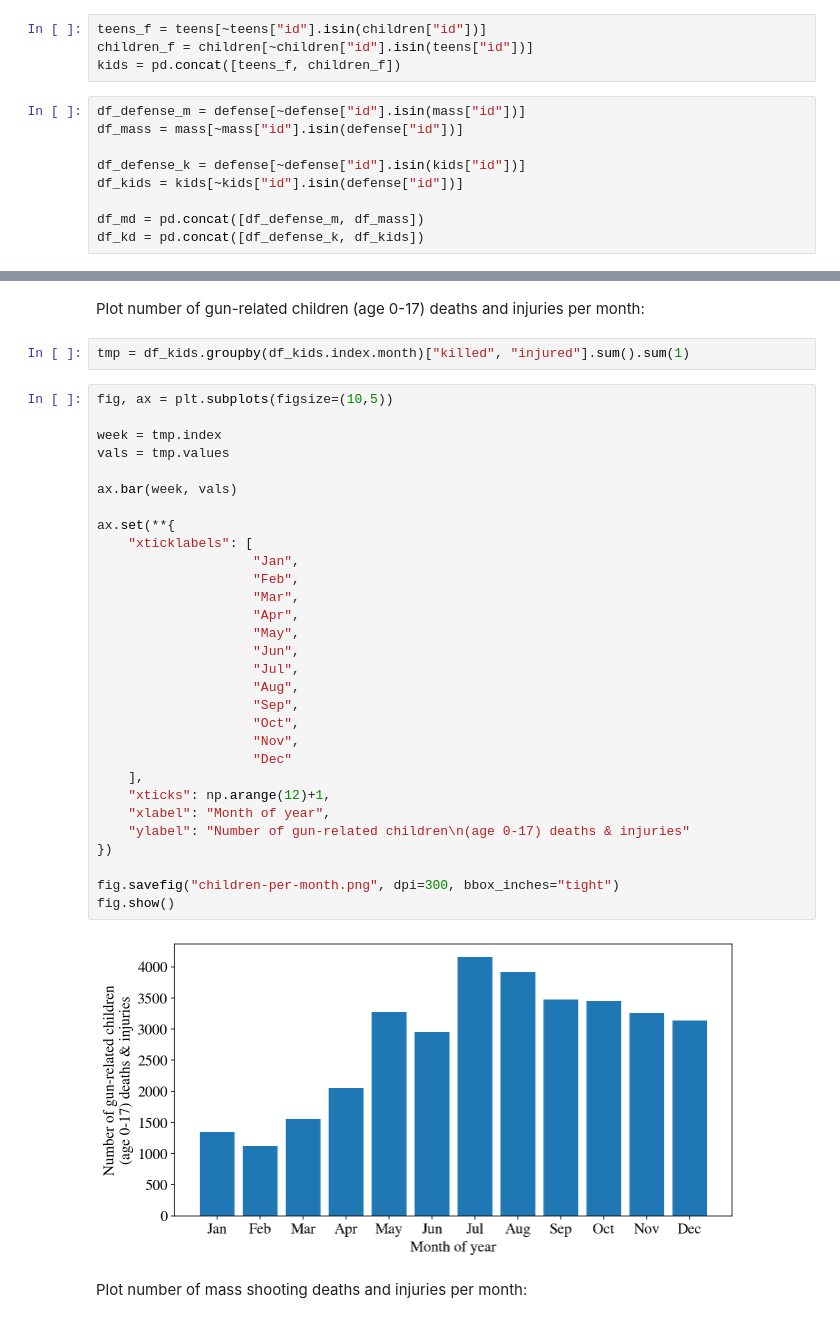
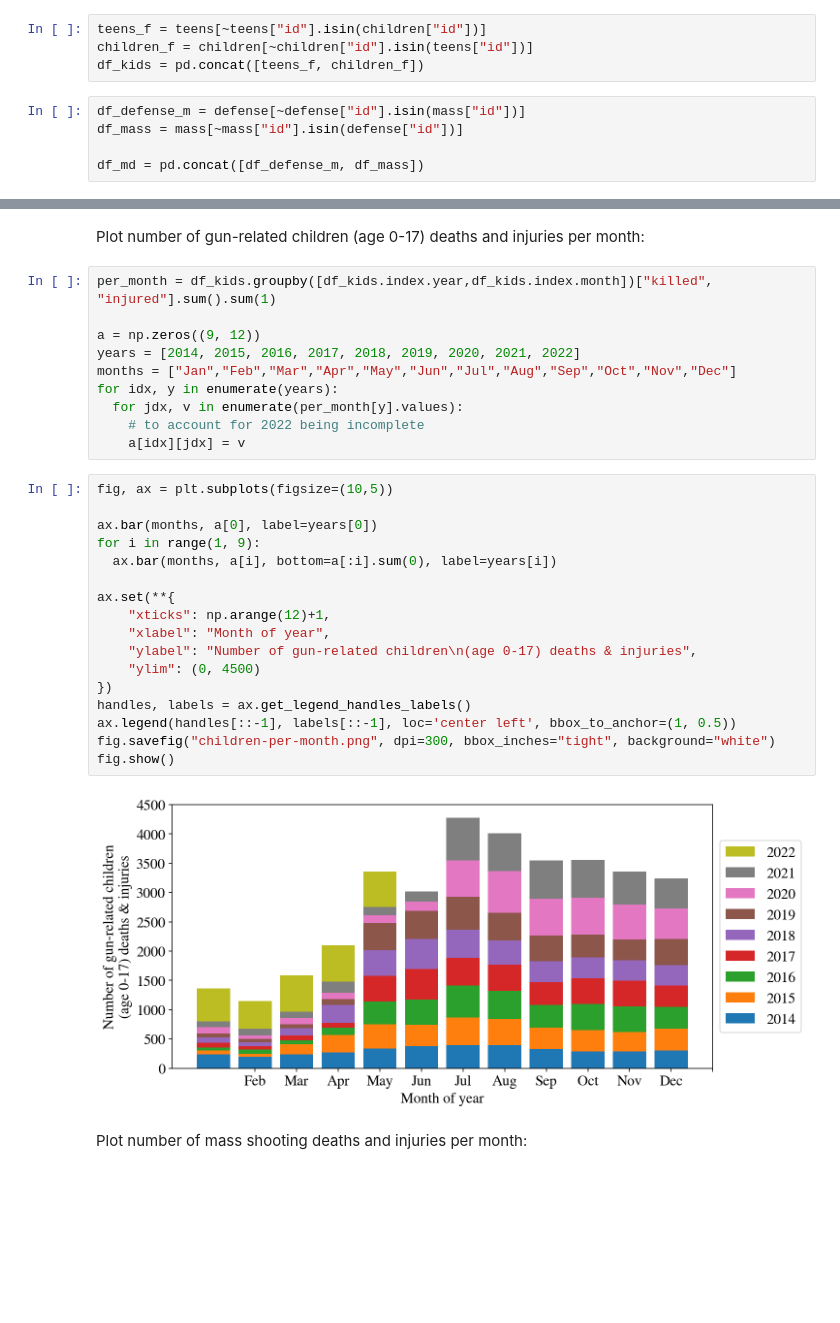
Before and after one commit to lauraluebbert/US_gun_violence, a Jupyter notebook: gun_violence_analysis.ipynb, the cells around one changed output, grey strips where cells are left out. Cells and saved outputs as stored; diff of their text form; blank space fills up the shorter version.

```diff
--- a/gun_violence_analysis.ipynb
+++ b/gun_violence_analysis.ipynb
@@ -38,16 +37,12 @@ children = df.query("category=='children'")
 # %%
 teens_f = teens[~teens["id"].isin(children["id"])]
 children_f = children[~children["id"].isin(teens["id"])]
-kids = pd.concat([teens_f, children_f])
+df_kids = pd.concat([teens_f, children_f])
 # %%
 df_defense_m = defense[~defense["id"].isin(mass["id"])]
 df_mass = mass[~mass["id"].isin(defense["id"])]
 
-df_defense_k = defense[~defense["id"].isin(kids["id"])]
-df_kids = kids[~kids["id"].isin(defense["id"])]
-
 df_md = pd.concat([df_defense_m, df_mass])
-df_kd = pd.concat([df_defense_k, df_kids])
 # %%
 df_defense_m.index = df_defense_m["date"]
 df_mass.index = df_mass["date"]
@@ -136,38 +127,33 @@ fig.show()
 # %% [markdown]
 Plot number of gun-related children (age 0-17) deaths and injuries per month:
-# %%
-tmp = df_kids.groupby(df_kids.index.month)["killed", "injured"].sum().sum(1)
+# %%
+per_month = df_kids.groupby([df_kids.index.year,df_kids.index.month])["killed", "injured"].sum().sum(1)
+
+a = np.zeros((9, 12))
+years = [2014, 2015, 2016, 2017, 2018, 2019, 2020, 2021, 2022]
+months = ["Jan","Feb","Mar","Apr","May","Jun","Jul","Aug","Sep","Oct","Nov","Dec"]
+for idx, y in enumerate(years):
+  for jdx, v in enumerate(per_month[y].values):
+    # to account for 2022 being incomplete
+    a[idx][jdx] = v
 # %%
 fig, ax = plt.subplots(figsize=(10,5))
 
-week = tmp.index
-vals = tmp.values
-
-ax.bar(week, vals)
+ax.bar(months, a[0], label=years[0])
+for i in range(1, 9):
+  ax.bar(months, a[i], bottom=a[:i].sum(0), label=years[i])
 
 ax.set(**{
-    "xticklabels": [
-                    "Jan",
-                    "Feb",
-                    "Mar",
-                    "Apr",
-                    "May",
-                    "Jun",
-                    "Jul",
-                    "Aug",
-                    "Sep",
-                    "Oct",
-                    "Nov",
-                    "Dec"
-    ],
     "xticks": np.arange(12)+1,
     "xlabel": "Month of year",
-    "ylabel": "Number of gun-related children\n(age 0-17) deaths & injuries"
+    "ylabel": "Number of gun-related children\n(age 0-17) deaths & injuries",
+    "ylim": (0, 4500)
 })
-
-fig.savefig("children-per-month.png", dpi=300, bbox_inches="tight")
+handles, labels = ax.get_legend_handles_labels()
+ax.legend(handles[::-1], labels[::-1], loc='center left', bbox_to_anchor=(1, 0.5))
+fig.savefig("children-per-month.png", dpi=300, bbox_inches="tight", background="white")
 fig.show()
 # %% [output]
-[figure, old version]
+[figure, new version]
 # %% [markdown]
 Plot number of mass shooting deaths and injuries per month:
```
Also changed, not shown: parts of 11 cells of this notebook.
